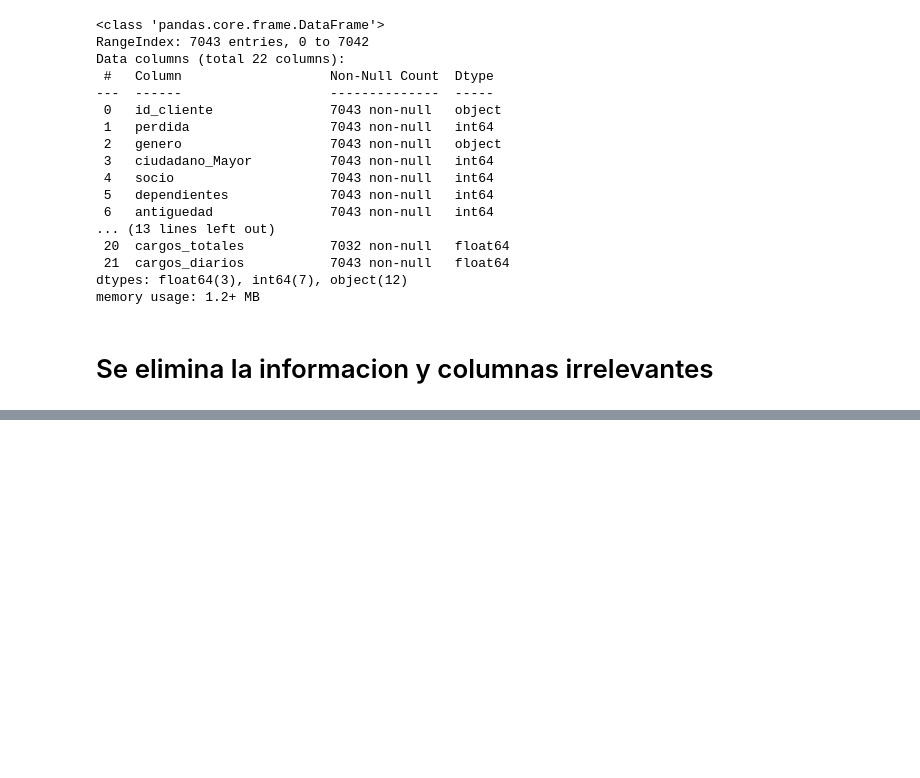
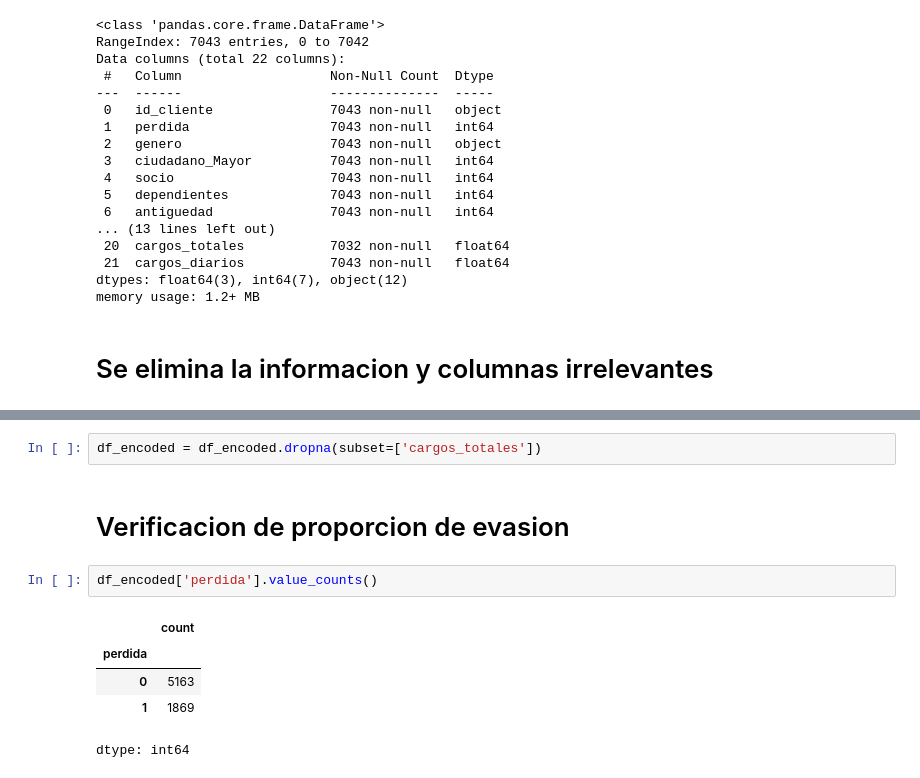
Before and after one commit to JoelC-Creator/challengeTelecomX2, a Jupyter notebook: Challenge_Telecom_Parte_2.ipynb, the cells around one changed output, grey strips where cells are left out. Cells and saved outputs as stored; diff of their text form; blank space fills up the shorter version.

```diff
--- a/Challenge_Telecom_Parte_2.ipynb
+++ b/Challenge_Telecom_Parte_2.ipynb
@@ -28,0 +148,12 @@ memory usage: 1.2+ MB
+# %%
+df_encoded = df_encoded.dropna(subset=['cargos_totales'])
+# %% [markdown]
+# Verificacion de proporcion de evasion
+# %%
+df_encoded['perdida'].value_counts()
+# %% [output]
+|  | count |
+| perdida |  |
+| 0 | 5163 |
+| 1 | 1869 |
+dtype: int64
```
Also changed, not shown: parts of 15 cells of this notebook.
